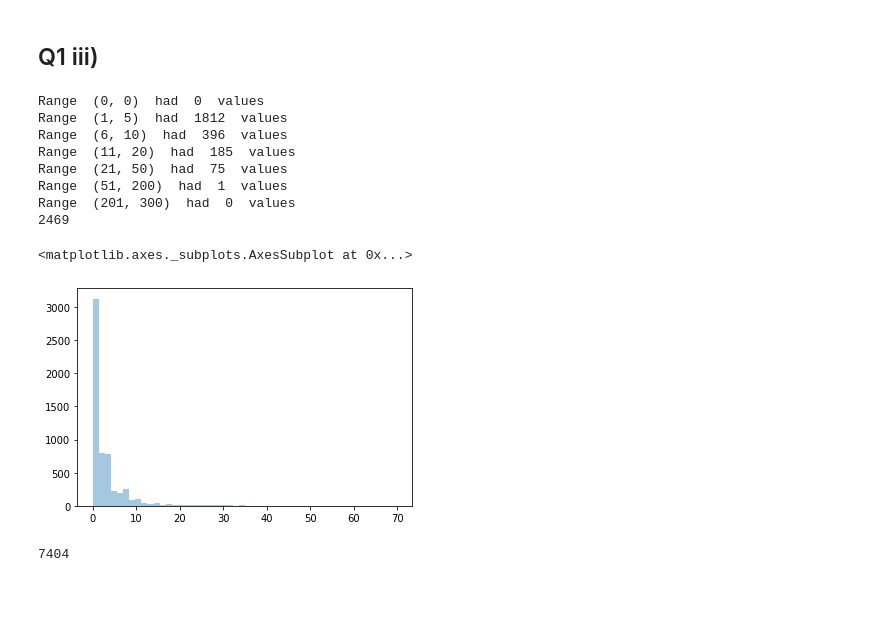
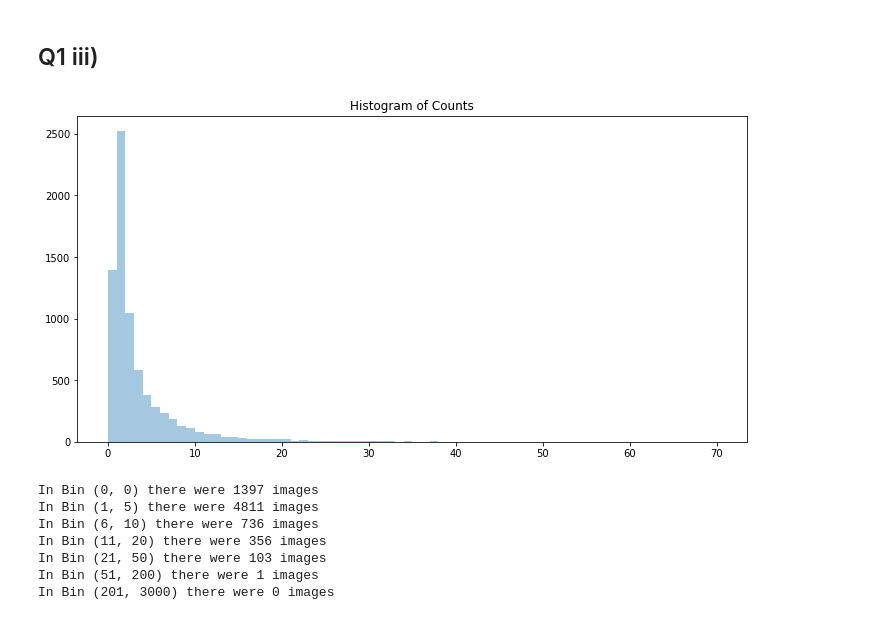
Before and after one commit to BossCodersHQ/cs909-assignment2, a Jupyter notebook: Assignment2.ipynb, the cells around one changed output. Drawn from its saved outputs; the diff is of its cells as text; code cells hidden in the pictures; blank space fills up the shorter version.

```diff
--- a/Assignment2.ipynb
+++ b/Assignment2.ipynb
@@ -56,31 +57,27 @@ plt.show(fig)
 [figure]
 # %% [markdown]
 ## Q1 iii)
+# %%
+plt.figure(figsize=(12,6))
+plt.title("Histogram of Counts")
+sns.distplot(Y, kde=False, bins=70)
+plt.show()
+# %% [output]
+[figure, added]
 # %%
-def get_num_images(range: tuple,data=train_y):
-    return len(data [ np.logical_and(data>range[0],data<=range[1]) ])
+def get_num_images(bucket: tuple,data=Y):
+    return len(data [ np.logical_and(data>=bucket[0],data<=bucket[1]) ])
 
 total = 0
-for range in [(0,0),(1,5),(6,10),(11,20),(21,50),(51,200),(201, 300)]:
-    num = get_num_images(range)
+for bucket in [(0,0),(1,5),(6,10),(11,20),(21,50),(51,200),(201, 3000)]:
+    num = get_num_images(bucket)
     total +=num
-    print("Range ", range, " had ", num, " values")
-print(total)
+    print("In Bin", bucket, "there were", num, "images")
 # %% [output]
-Range  (0, 0)  had  0  values
-Range  (1, 5)  had  1812  values
-Range  (6, 10)  had  396  values
-Range  (11, 20)  had  185  values
-Range  (21, 50)  had  75  values
-Range  (51, 200)  had  1  values
-Range  (201, 300)  had  0  values
-2469
+In Bin (0, 0) there were 1397 images
+In Bin (1, 5) there were 4811 images
+In Bin (6, 10) there were 736 images
+In Bin (11, 20) there were 356 images
+In Bin (21, 50) there were 103 images
+In Bin (51, 200) there were 1 images
+In Bin (201, 3000) there were 0 images
-# %%
-sns.distplot(train_y, kde=False)
-# %% [output]
-<matplotlib.axes._subplots.AxesSubplot at 0x...>
-[figure, removed]
-# %%
-len(Y)
-# %% [output]
-7404
```
Also changed, not shown: parts of 14 cells of this notebook.
